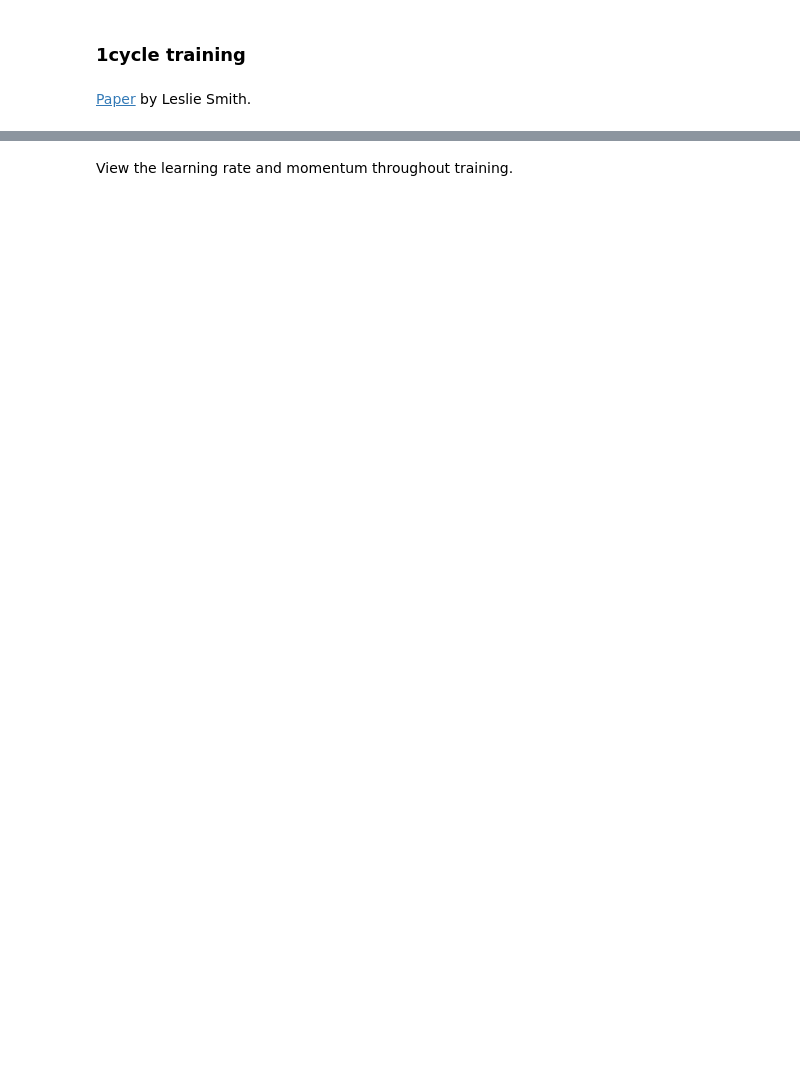
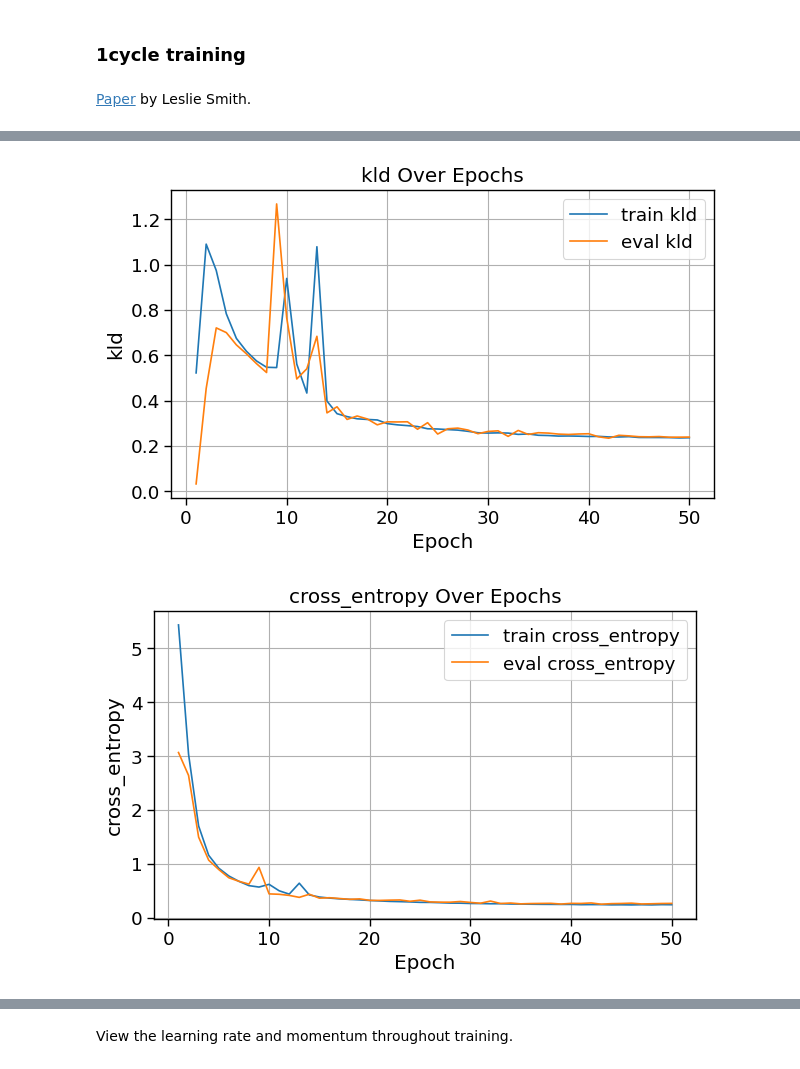
Before and after one commit to arjan-hada/protein-design-vae, a Jupyter notebook: protein_design_vae_dev.ipynb, the cells around one changed output, grey strips where cells are left out. Saved outputs shown, nothing was run; the diff lists cells and outputs as text; code cells hidden in the pictures; blank space fills up the shorter version.

```diff
--- a/protein_design_vae_dev.ipynb
+++ b/protein_design_vae_dev.ipynb
@@ -688,0 +734,5 @@ learn.fit(epochs)
+# %%
+metrics.plot_metrics()
+# %% [output]
+[figure, added]
+[figure, added]
```
Also changed, not shown: parts of 58 cells of this notebook.
